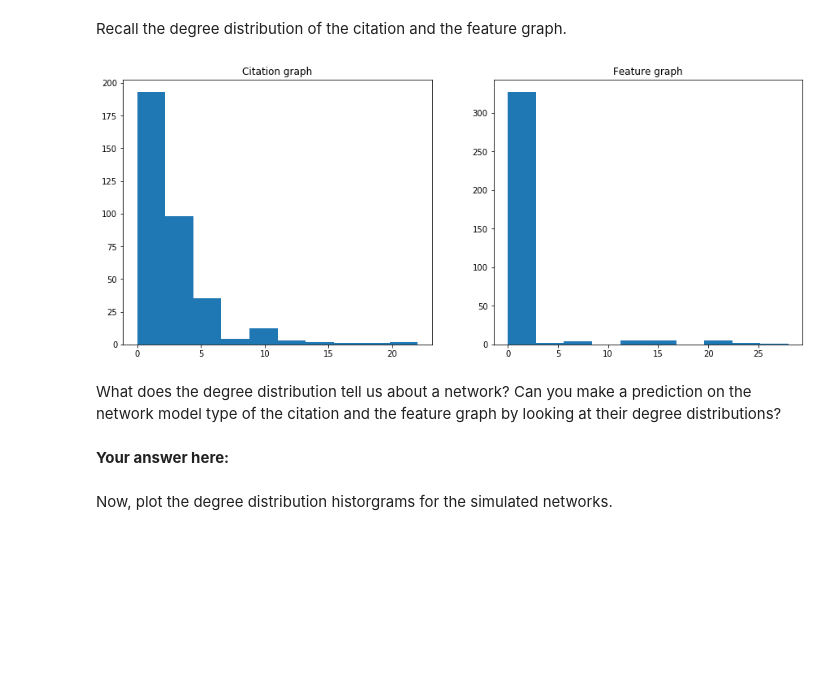
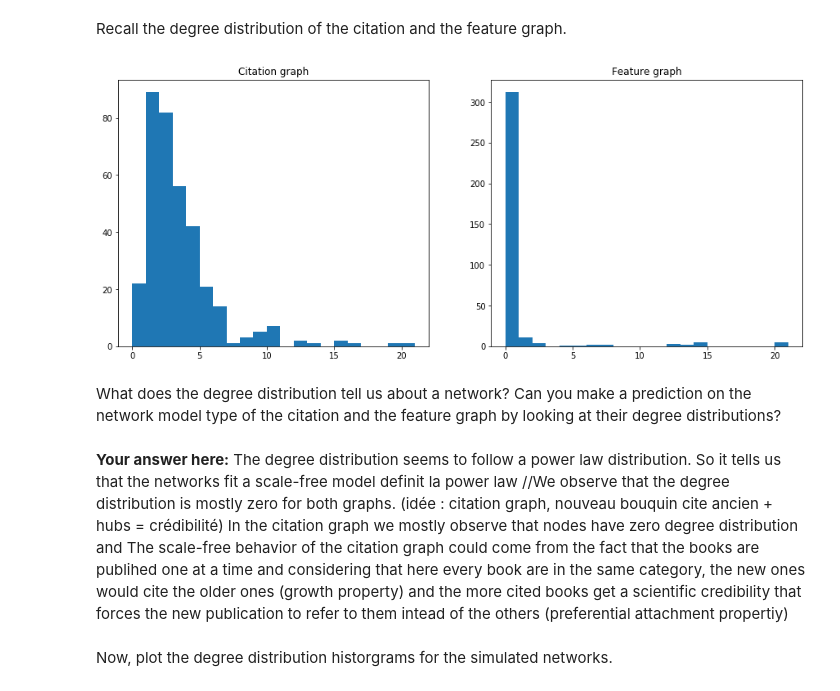
Before and after one commit to alielabridi/NTDS_2019, a Jupyter notebook: assignments/1_network_science-Yann.ipynb, the cells around one changed output. Cells and saved outputs as stored; diff of their text form; code cells hidden in the pictures; blank space fills up the shorter version.

```diff
--- a/assignments/1_network_science-Yann.ipynb
+++ b/assignments/1_network_science-Yann.ipynb
@@ -504,17 +504,23 @@ Recall the degree distribution of the citation and the feature graph.
 # %%
 fig, axes = plt.subplots(1, 2, figsize=(15, 6))
 axes[0].set_title('Citation graph')
 citation_degrees = [G_citation.degree(n) for n in G_citation.nodes()]
-axes[0].hist(citation_degrees);
+axes[0].hist(citation_degrees, bins = range(min(citation_degrees), max(citation_degrees)));
 axes[1].set_title('Feature graph')
 feature_degrees = [G_feature.degree(n) for n in G_feature.nodes()]
-axes[1].hist(feature_degrees);
+axes[1].hist(feature_degrees, bins = range(min(citation_degrees), max(citation_degrees)));
 # %% [output]
-[figure, old version]
+[figure, new version]
 # %% [markdown]
 What does the degree distribution tell us about a network? Can you make a prediction on the network model type of the citation and the feature graph by looking at their degree distributions?
-# %% [markdown]
-**Your answer here:**
+# %% [markdown]
+**Your answer here:**
+The degree distribution seems to follow a power law distribution. So it tells us that the networks fit a scale-free model
+definit la power law
+//We observe that the degree distribution is mostly zero for both graphs.
+(idée : citation graph, nouveau bouquin cite ancien + hubs = crédibilité)
+In the citation graph we mostly observe that nodes have zero degree distribution and
+The scale-free behavior of the citation graph could come from the fact that the books are publihed one at a time and considering that here every book are in the same category, the new ones would cite the older ones (growth property) and the more cited books get a scientific credibility that forces the new publication to refer to them intead of the others (preferential attachment propertiy)
 # %% [markdown]
 Now, plot the degree distribution historgrams for the simulated networks.
 # %%
```
Also changed, not shown: parts of 15 cells of this notebook.
